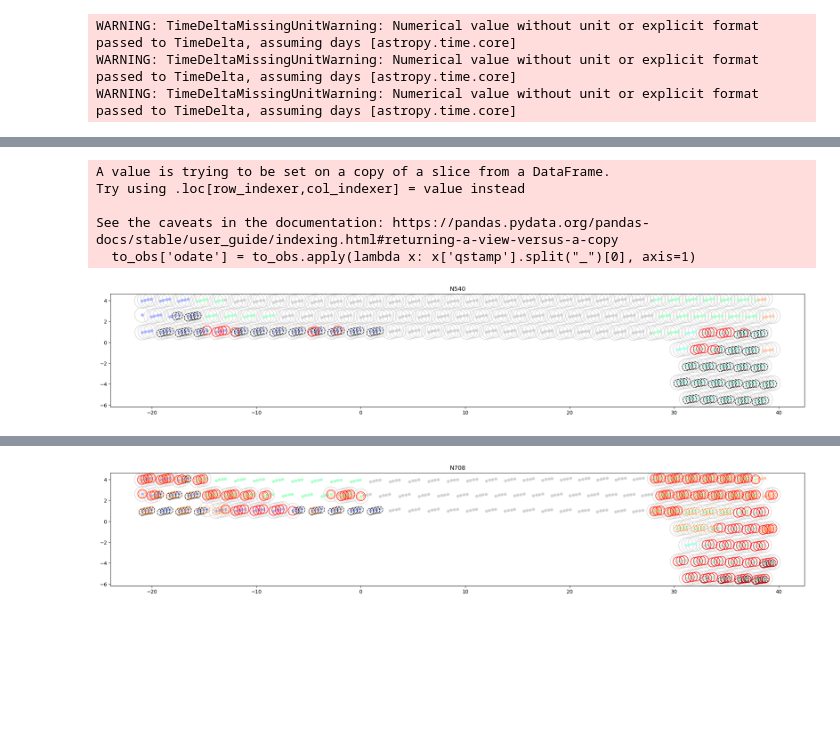
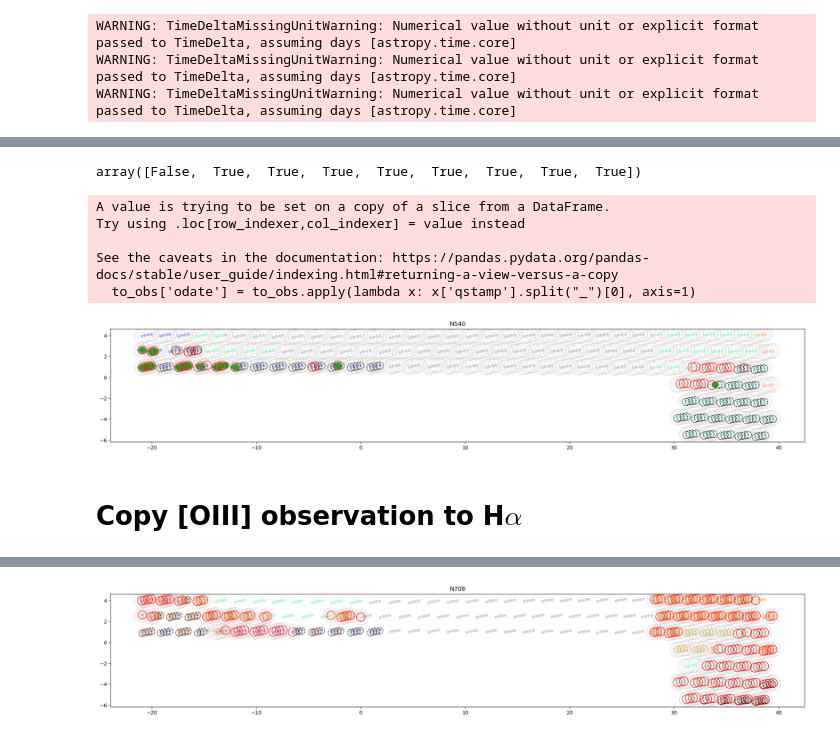
Before and after one commit to MerianSurvey/skipper, a Jupyter notebook: notebooks/2022B_EXECUTE.ipynb, the cells around one changed output, grey strips where cells are left out. Cells and saved outputs as stored; diff of their text form; code cells hidden in the pictures; blank space fills up the shorter version.

```diff
--- a/notebooks/2022B_EXECUTE.ipynb
+++ b/notebooks/2022B_EXECUTE.ipynb
@@ -35,10 +36,7 @@ obsfilters = sigjson_f2022b.obsfilters
 oiii_nights = obsdates[obsfilters == 'N540', :-1]
 halpha_nights = obsdates[obsfilters=='N708',:-1]
 
-tele_fname = '/Users/kadofong/Downloads/tele20220310.csv'
-copilot_fname = '/Users/kadofong/Downloads/db_merian.fits'
-
 hcat, ocat = our_pointings.load_fallfields ()
 
-coo_o = observe.CopilotOutput ( copilot_fname, ocat )
-coo_h = observe.CopilotOutput ( copilot_fname, hcat )
+coo_o = observe.CopilotOutput ( copilot_fname, ocat, skySB_0=22.1 )
+coo_h = observe.CopilotOutput ( copilot_fname, hcat, skySB_0=21. )
@@ -53,5 +45,5 @@ array([[2022,    9,   20,    2],
 # %%
-night = oiii_nights[1]
+night = oiii_nights[3]
 
 dt = f'{night[0]}{night[1]:02d}{night[2]:02d}' #20220920
 if not os.path.exists ( f'../json/{dt}'):
@@ -69,3 +61,11 @@ WARNING: TimeDeltaMissingUnitWarning: Numerical value without unit or explicit f
 WARNING: TimeDeltaMissingUnitWarning: Numerical value without unit or explicit format passed to TimeDelta, assuming days [astropy.time.core]
 # %%
 to_obs = is_queued.loc[~is_queued['qstamp'].isna()]
+# %%
+tele = pd.read_csv(tele_fname, index_col=0)
+tele_dt = pd.to_datetime(tele['date'])
+lastnight = pd._libs.tslibs.timestamps.Timestamp(year=night[0], month=night[1], day=night[2]-1, tz='UTC')
+observed_last_night = tele.loc[tele_dt.apply(lambda x: x > lastnight),'object']
+lastnightobjects = np.in1d(ocat['object'], observed_last_night)
+# %%
+reobs = coo_o.flag_for_reobservation ()
@@ -72,3 +84,7 @@ to_obs = is_queued.loc[~is_queued['qstamp'].isna()]
+# %%
+np.in1d(reobs,ocat.loc[lastnightobjects, 'object'])
+# %% [output]
+array([False,  True,  True,  True,  True,  True,  True,  True,  True])
 # %%
 fields = ocat['object'].str.extract(r'(.*?(?=_))')[0]
 
@@ -82,31 +98,36 @@ cc_l = ['#abb7ff','#abffeb','#abffcb','#feffab','#ffcbab','lightgrey']
 
 plt.scatter ( wrapRA(hcat['RA']), hcat['dec'], facecolor='None', edgecolor='lightgrey', s=30**2)
 for field in fields.unique():
     cat = ocat.loc[fields==field]
     idx = sigjson_f2022b._field_priorities[field]
     plt.scatter ( wrapRA(cat['RA']), cat['dec'], c=cc_l[idx], s=5**2)
 
 plt.scatter ( wrapRA(coo_o.merian_sidecar['racenter']), coo_o.merian_sidecar['deccenter'],
              facecolor='None', edgecolor='k', s=15**2, ls='--' )
+plt.scatter ( wrapRA( ocat.loc[lastnightobjects, 'RA'] ), wrapRA(ocat.loc[lastnightobjects, 'dec']), facecolor='tab:green', s=13**2 )
+
+# \\ show pointings that need reobservation
+needs_reobservation = ocat.loc[np.in1d(ocat['object'],reobs)]
+plt.scatter ( wrapRA ( needs_reobservation['RA'] ), wrapRA( needs_reobservation['dec'] ), edgecolor='tab:blue', facecolor='None', s=
 
 to_obs['odate'] = to_obs.apply(lambda x: x['qstamp'].split("_")[0], axis=1)
 
 #grps = to_obs.groupby('odate')
 #for idx,(name,grp) in enumerate(grps):
 #    cc = plt.cm.Dark2(idx/grps.ngroups)
 #    plt.scatter ( wrapRA(ocat.reindex(grp.index)['RA']), ocat.reindex(grp.index)['dec'], facecolor='None', edgecolor=cc, s=18**2, lw=1 )
 #    print(grp.shape[0])
 plt.scatter ( wrapRA(ocat.reindex(to_obs.index)['RA']), ocat.reindex(to_obs.index)['dec'],
              facecolor='None', edgecolor='r', s=18**2, lw=1 )
 
 #plt.axvline(38.)
 plt.title('N540')
 plt.tight_layout ()
 #plt.savefig('/Users/kadofong/Downloads/N540_2022Bprediction.png')
 # %% [output]
 A value is trying to be set on a copy of a slice from a DataFrame.
 Try using .loc[row_indexer,col_indexer] = value instead
 
 See the caveats in the documentation: https://pandas.pydata.org/pandas-docs/stable/user_guide/indexing.html#returning-a-view-versus-a-copy
   to_obs['odate'] = to_obs.apply(lambda x: x['qstamp'].split("_")[0], axis=1)
-[figure, old version]
+[figure, new version]
@@ -152,0 +134,2 @@ hack_cat['qstamp'] = hack_cat['qstamp'].replace(np.NaN, 'NONE')
+# %% [markdown]
+# Copy [OIII] observation to H$\alpha$
```
Also changed, not shown: parts of 19 cells of this notebook, 3 other files.
